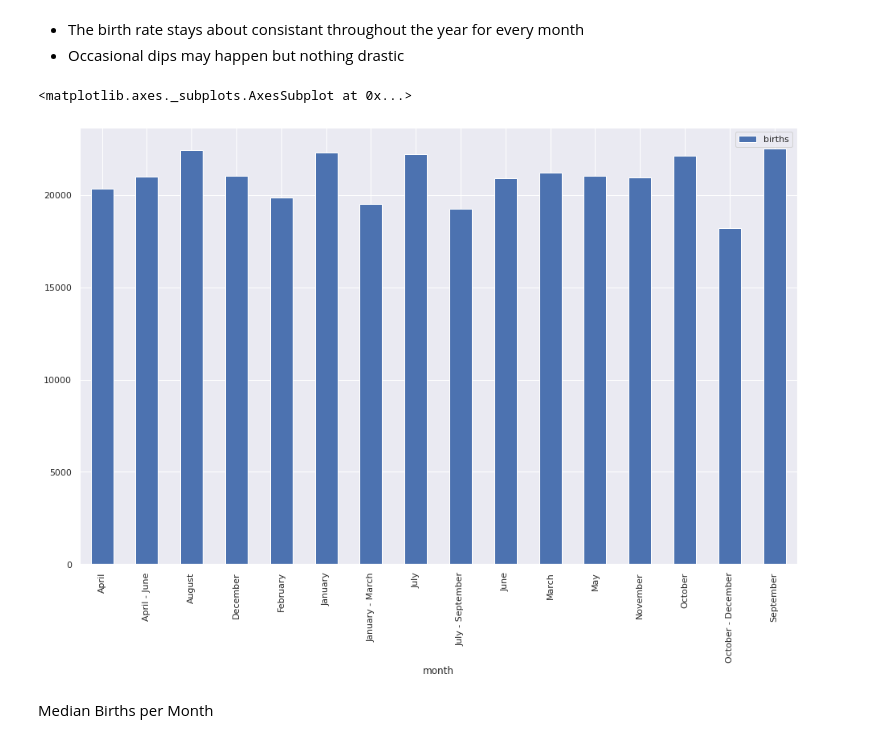
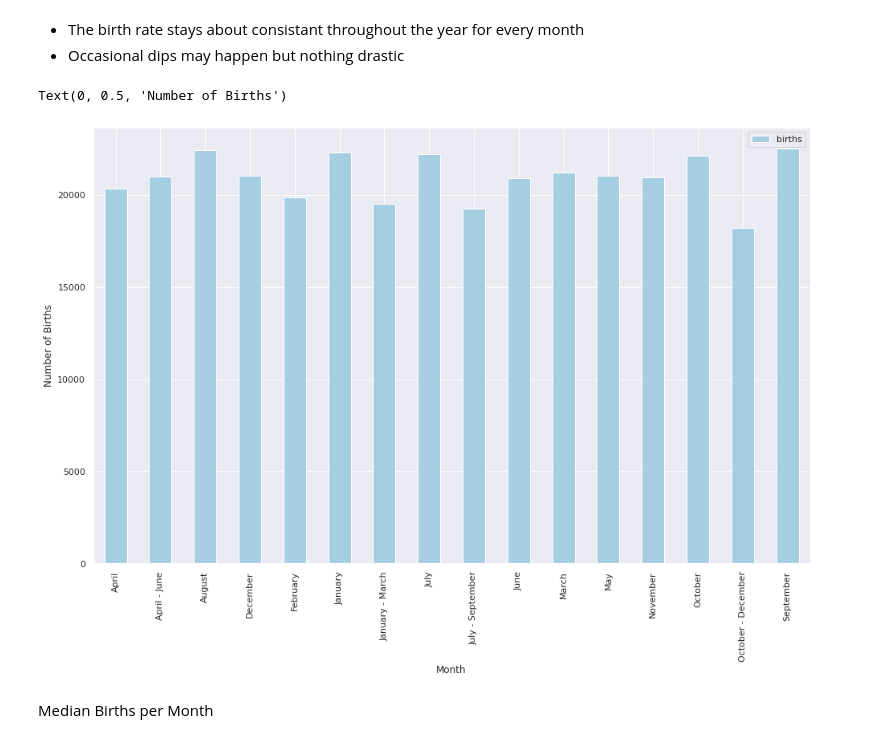
Before and after one commit to jakejasminjk/infoproj, a Jupyter notebook: BirthData.ipynb, the cells around one changed output. Drawn from its saved outputs; the diff is of its cells as text; code cells hidden in the pictures.

```diff
--- a/BirthData.ipynb
+++ b/BirthData.ipynb
@@ -104,11 +108,13 @@ Average Number of births per month
 # %%
 ax = birthDf.groupby(['month']).mean()
 ax.drop(ax.columns[len(ax.columns)-2], axis=1, inplace=True)
 ax.drop(ax.tail(2).index,inplace=True)
-ax.plot(kind='bar',figsize=(16,10))
+ax = ax.plot(kind='bar',figsize=(16,10), colormap='Paired')
+ax.set_xlabel("Month")
+ax.set_ylabel("Number of Births")
 # %% [output]
-<matplotlib.axes._subplots.AxesSubplot at 0x...>
+Text(0, 0.5, 'Number of Births')
-[figure, old version]
+[figure, new version]
 # %% [markdown]
 Median Births per Month
 # %%
```
Also changed, not shown: parts of 13 cells of this notebook.
